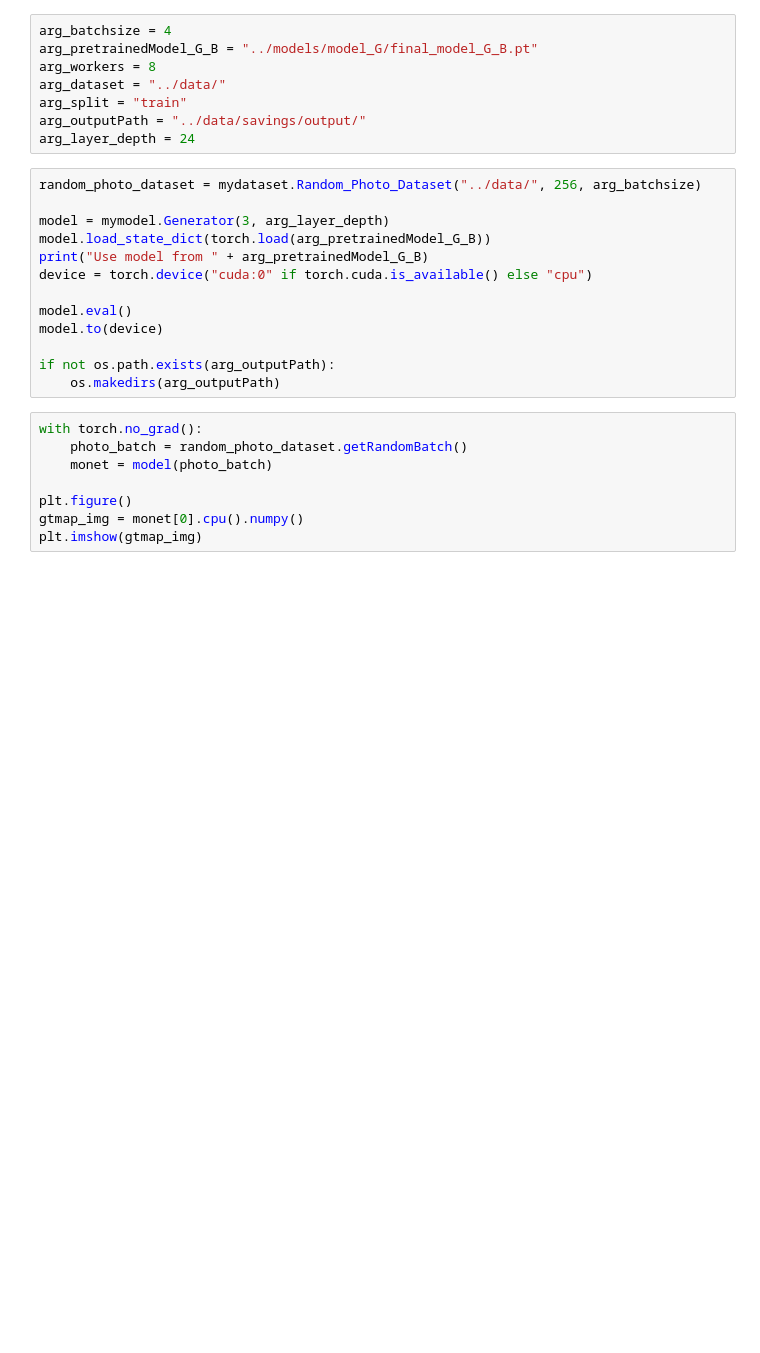
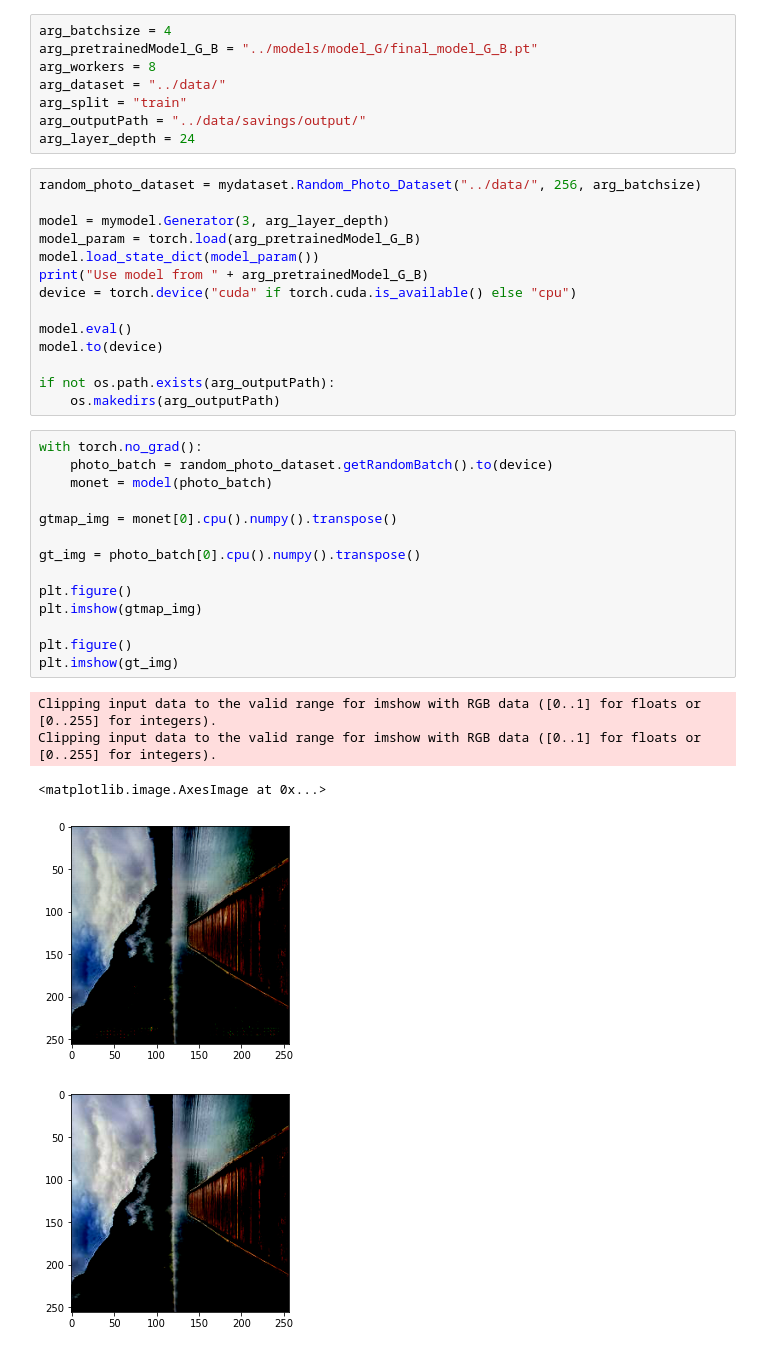
Before and after one commit to StarRealMan/Masterpieces_Creator, a Jupyter notebook: tools/test.ipynb, the cells around one changed output. Saved outputs shown, nothing was run; the diff lists cells and outputs as text; blank space fills up the shorter version.

```diff
--- a/tools/test.ipynb
+++ b/tools/test.ipynb
@@ -23,9 +19,10 @@ arg_layer_depth = 24
 random_photo_dataset = mydataset.Random_Photo_Dataset("../data/", 256, arg_batchsize)
 
 model = mymodel.Generator(3, arg_layer_depth)
-model.load_state_dict(torch.load(arg_pretrainedModel_G_B))
+model_param = torch.load(arg_pretrainedModel_G_B)
+model.load_state_dict(model_param())
 print("Use model from " + arg_pretrainedModel_G_B)
-device = torch.device("cuda:0" if torch.cuda.is_available() else "cpu")
+device = torch.device("cuda" if torch.cuda.is_available() else "cpu")
 
 model.eval()
 model.to(device)
@@ -34,9 +31,21 @@ if not os.path.exists(arg_outputPath):
     os.makedirs(arg_outputPath)
 # %%
 with torch.no_grad():
-    photo_batch = random_photo_dataset.getRandomBatch()
+    photo_batch = random_photo_dataset.getRandomBatch().to(device)
     monet = model(photo_batch)
 
+gtmap_img = monet[0].cpu().numpy().transpose()
+
+gt_img = photo_batch[0].cpu().numpy().transpose()
+
 plt.figure()
-gtmap_img = monet[0].cpu().numpy()
 plt.imshow(gtmap_img)
+
+plt.figure()
+plt.imshow(gt_img)
+# %% [output]
+Clipping input data to the valid range for imshow with RGB data ([0..1] for floats or [0..255] for integers).
+Clipping input data to the valid range for imshow with RGB data ([0..1] for floats or [0..255] for integers).
+<matplotlib.image.AxesImage at 0x...>
+[figure, added]
+[figure, added]
```
Also changed, not shown: parts of 1 cell of this notebook, 2 other files.
